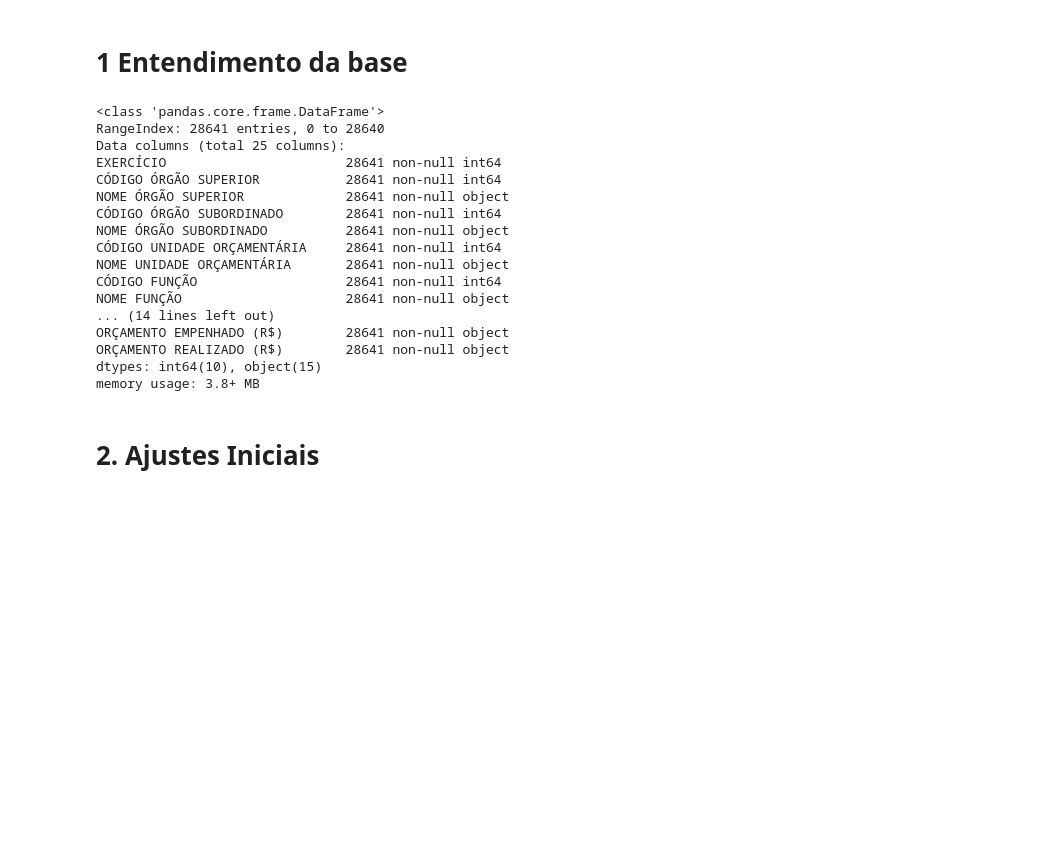
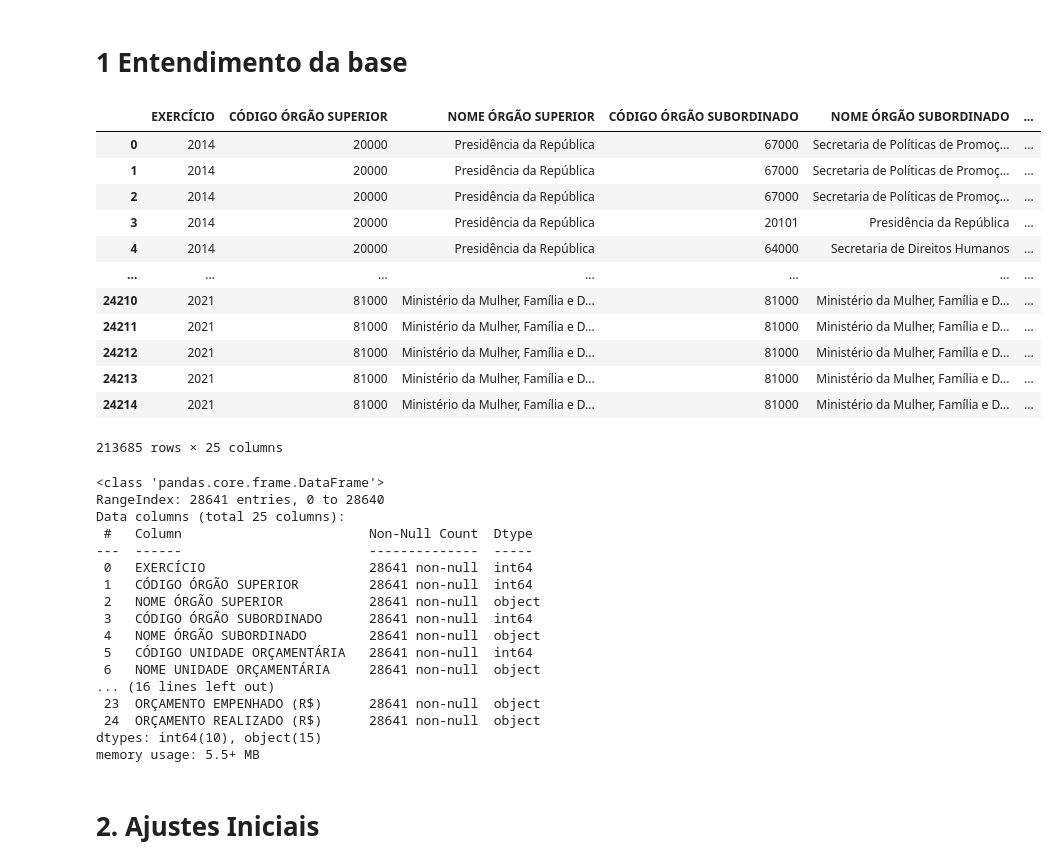
Before and after one commit to PanGeia-Study-Group/Analise_orcamento, a Jupyter notebook: codigo/1_sanity/sanity_csvs.ipynb, the cells around one changed output. Cells and saved outputs as stored; diff of their text form; code cells hidden in the pictures; blank space fills up the shorter version.

```diff
--- a/codigo/1_sanity/sanity_csvs.ipynb
+++ b/codigo/1_sanity/sanity_csvs.ipynb
@@ -20,27 +20,46 @@ DATA_PATH_ENTRADA_CSVS = os.path.join(DATA_PATH_ENTRADA, 'CSVs')
 # %%
 lista_csvs = os.listdir(DATA_PATH_ENTRADA_CSVS)
 # %%
-df_2014 = pd.read_csv(os.path.join(DATA_PATH_ENTRADA_CSVS, lista_csvs[0]), sep=';', encoding='latin-1')
+lista_concat = []
+for csv in lista_csvs:
+    df = pd.read_csv(os.path.join(DATA_PATH_ENTRADA_CSVS, csv), sep=';', encoding='latin-1')
+    lista_concat.append(df)
+
+df = pd.concat(lista_concat)
+# %% [output]
+|  | EXERCÍCIO | CÓDIGO ÓRGÃO SUPERIOR | NOME ÓRGÃO SUPERIOR | CÓDIGO ÓRGÃO SUBORDINADO | NOME ÓRGÃO SUBORDINADO | ... |
+| 0 | 2014 | 20000 | Presidência da República | 67000 | Secretaria de Políticas de Promoç... | ... |
+| 1 | 2014 | 20000 | Presidência da República | 67000 | Secretaria de Políticas de Promoç... | ... |
+| 2 | 2014 | 20000 | Presidência da República | 67000 | Secretaria de Políticas de Promoç... | ... |
+| 3 | 2014 | 20000 | Presidência da República | 20101 | Presidência da República | ... |
+| 4 | 2014 | 20000 | Presidência da República | 64000 | Secretaria de Direitos Humanos | ... |
+| ... | ... | ... | ... | ... | ... | ... |
+| 24210 | 2021 | 81000 | Ministério da Mulher, Família e D... | 81000 | Ministério da Mulher, Família e D... | ... |
+| 24211 | 2021 | 81000 | Ministério da Mulher, Família e D... | 81000 | Ministério da Mulher, Família e D... | ... |
+| 24212 | 2021 | 81000 | Ministério da Mulher, Família e D... | 81000 | Ministério da Mulher, Família e D... | ... |
+| 24213 | 2021 | 81000 | Ministério da Mulher, Família e D... | 81000 | Ministério da Mulher, Família e D... | ... |
+| 24214 | 2021 | 81000 | Ministério da Mulher, Família e D... | 81000 | Ministério da Mulher, Família e D... | ... |
+213685 rows × 25 columns
 # %%
-df_2014.info()
+df.info()
 # %% [output]
 <class 'pandas.core.frame.DataFrame'>
 RangeIndex: 28641 entries, 0 to 28640
 Data columns (total 25 columns):
-EXERCÍCIO                       28641 non-null int64
-CÓDIGO ÓRGÃO SUPERIOR           28641 non-null int64
-NOME ÓRGÃO SUPERIOR             28641 non-null object
-CÓDIGO ÓRGÃO SUBORDINADO        28641 non-null int64
-NOME ÓRGÃO SUBORDINADO          28641 non-null object
-CÓDIGO UNIDADE ORÇAMENTÁRIA     28641 non-null int64
-NOME UNIDADE ORÇAMENTÁRIA       28641 non-null object
-CÓDIGO FUNÇÃO                   28641 non-null int64
-NOME FUNÇÃO                     28641 non-null object
-... (14 lines left out)
-ORÇAMENTO EMPENHADO (R$)        28641 non-null object
-ORÇAMENTO REALIZADO (R$)        28641 non-null object
+ #   Column                        Non-Null Count  Dtype
+---  ------                        --------------  -----
+ 0   EXERCÍCIO                     28641 non-null  int64
+ 1   CÓDIGO ÓRGÃO SUPERIOR         28641 non-null  int64
+ 2   NOME ÓRGÃO SUPERIOR           28641 non-null  object
+ 3   CÓDIGO ÓRGÃO SUBORDINADO      28641 non-null  int64
+ 4   NOME ÓRGÃO SUBORDINADO        28641 non-null  object
+ 5   CÓDIGO UNIDADE ORÇAMENTÁRIA   28641 non-null  int64
+ 6   NOME UNIDADE ORÇAMENTÁRIA     28641 non-null  object
+... (16 lines left out)
+ 23  ORÇAMENTO EMPENHADO (R$)      28641 non-null  object
+ 24  ORÇAMENTO REALIZADO (R$)      28641 non-null  object
 dtypes: int64(10), object(15)
-memory usage: 3.8+ MB
+memory usage: 5.5+ MB
 # %% [markdown]
 # 2. Ajustes Iniciais
 # %% [markdown]
```
Also changed, not shown: parts of 10 cells of this notebook.
